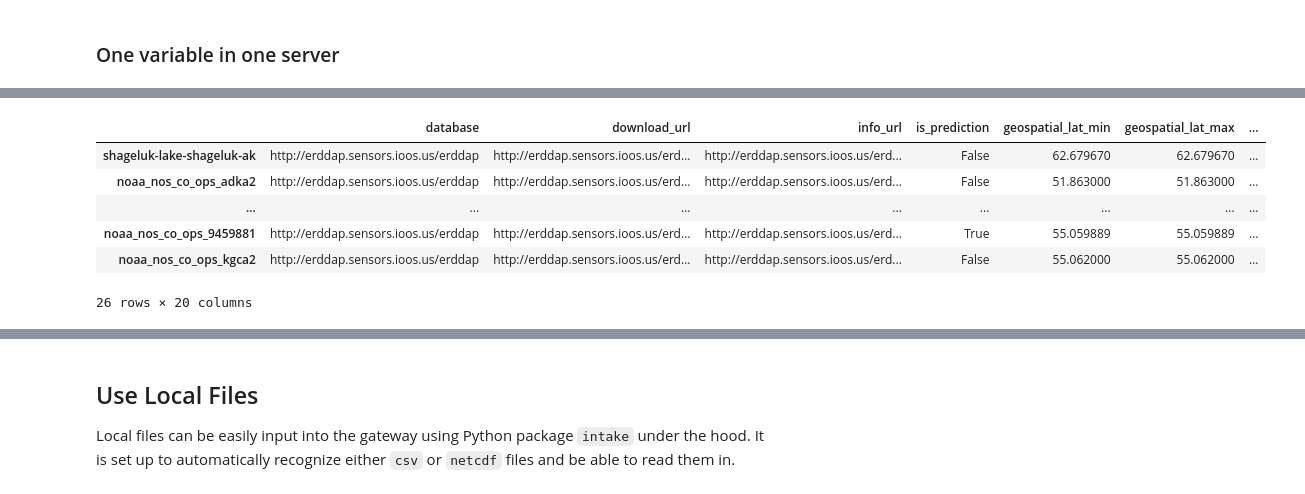
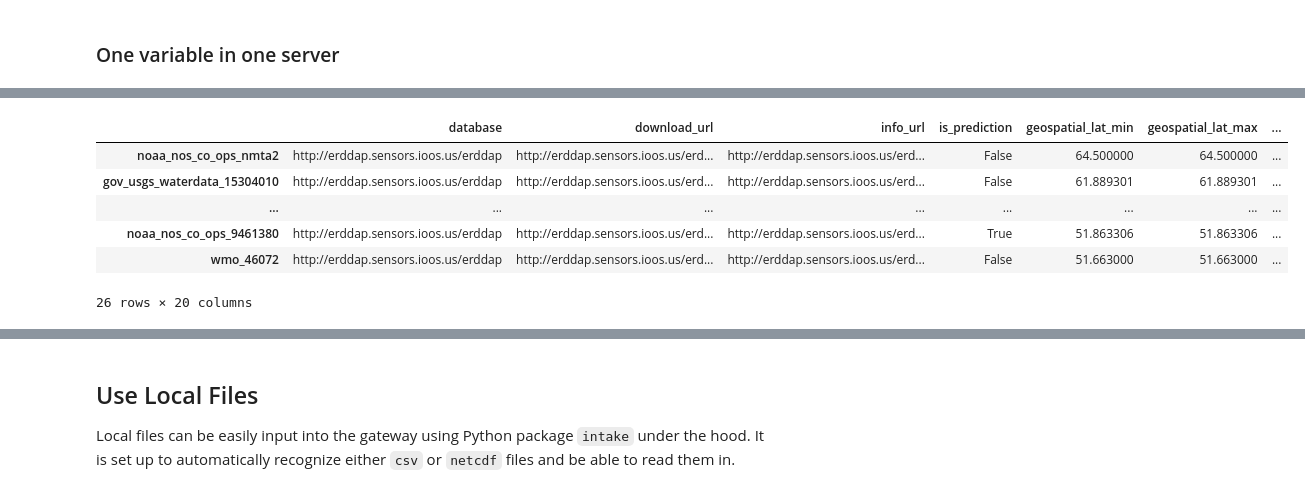
Before and after one commit to axiom-data-science/ocean_data_gateway, a Jupyter notebook: docs/demo.ipynb, the cells around one changed output, grey strips where cells are left out. Drawn from its saved outputs; the diff is of its cells as text; code cells hidden in the pictures.

```diff
--- a/docs/demo.ipynb
+++ b/docs/demo.ipynb
@@ -125,4 +117,4 @@ Wall time: 802 ms
 # %%
 %%time
-data.meta[0]
+data.meta
 # %% [output]
@@ -131,9 +123,9 @@ Wall time: 969 ms
 |  | database | download_url | info_url | is_prediction | geospatial_lat_min | geospatial_lat_max | ... |
-| shageluk-lake-shageluk-ak | http://erddap.sensors.ioos.us/erddap | http://erddap.sensors.ioos.us/erd... | http://erddap.sensors.ioos.us/erd... | False | 62.679670 | 62.679670 | ... |
-| noaa_nos_co_ops_adka2 | http://erddap.sensors.ioos.us/erddap | http://erddap.sensors.ioos.us/erd... | http://erddap.sensors.ioos.us/erd... | False | 51.863000 | 51.863000 | ... |
+| noaa_nos_co_ops_nmta2 | http://erddap.sensors.ioos.us/erddap | http://erddap.sensors.ioos.us/erd... | http://erddap.sensors.ioos.us/erd... | False | 64.500000 | 64.500000 | ... |
+| gov_usgs_waterdata_15304010 | http://erddap.sensors.ioos.us/erddap | http://erddap.sensors.ioos.us/erd... | http://erddap.sensors.ioos.us/erd... | False | 61.889301 | 61.889301 | ... |
 | ... | ... | ... | ... | ... | ... | ... | ... |
-| noaa_nos_co_ops_9459881 | http://erddap.sensors.ioos.us/erddap | http://erddap.sensors.ioos.us/erd... | http://erddap.sensors.ioos.us/erd... | True | 55.059889 | 55.059889 | ... |
-| noaa_nos_co_ops_kgca2 | http://erddap.sensors.ioos.us/erddap | http://erddap.sensors.ioos.us/erd... | http://erddap.sensors.ioos.us/erd... | False | 55.062000 | 55.062000 | ... |
+| noaa_nos_co_ops_9461380 | http://erddap.sensors.ioos.us/erddap | http://erddap.sensors.ioos.us/erd... | http://erddap.sensors.ioos.us/erd... | True | 51.863306 | 51.863306 | ... |
+| wmo_46072 | http://erddap.sensors.ioos.us/erddap | http://erddap.sensors.ioos.us/erd... | http://erddap.sensors.ioos.us/erd... | False | 51.663000 | 51.663000 | ... |
 26 rows × 20 columns
 # %%
 %%time
```
Also changed, not shown: parts of 15 cells of this notebook, 10 other files.
